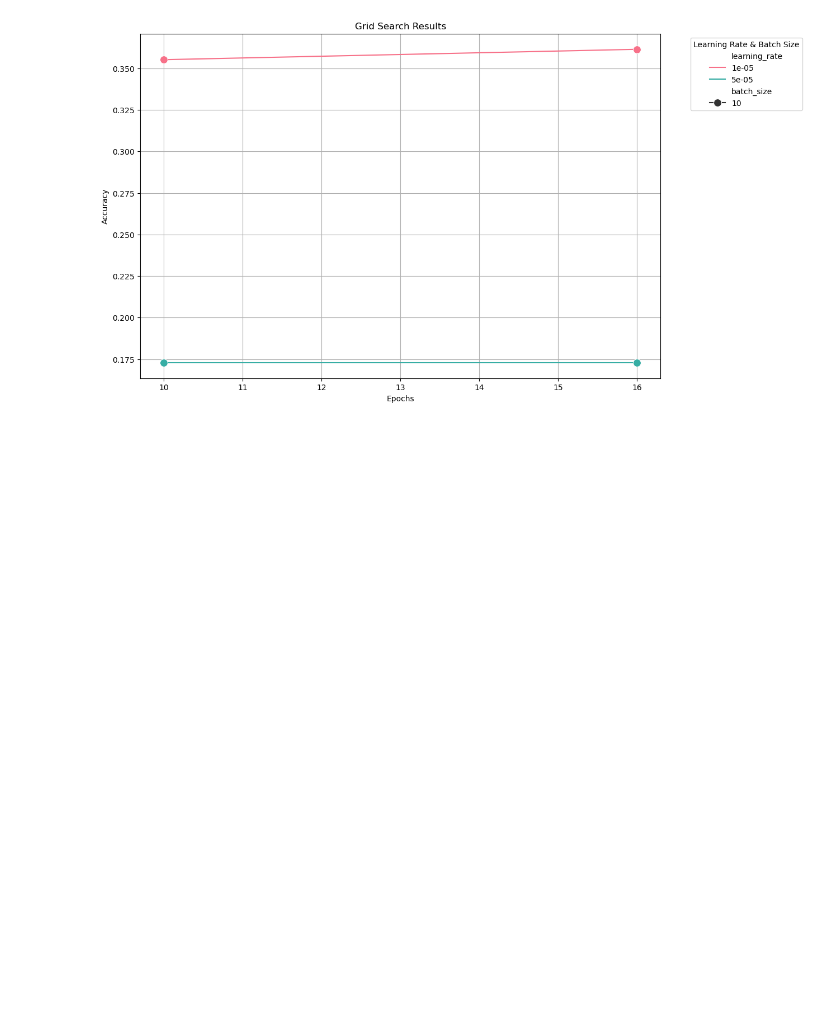
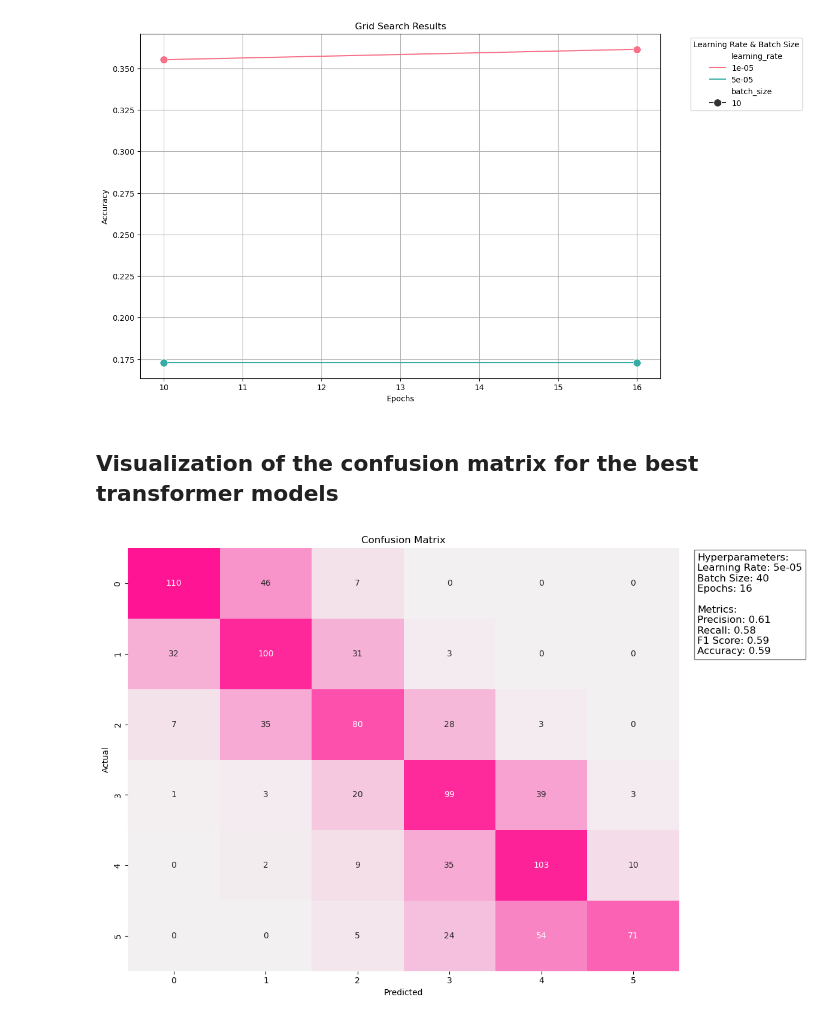
Before and after one commit to BeatriceVaienti/dsml_project, a Jupyter notebook: notebooks/models_evaluation_viz.ipynb, the cells around one changed output. Saved outputs shown, nothing was run; the diff lists cells and outputs as text; code cells hidden in the pictures; blank space fills up the shorter version.

```diff
--- a/notebooks/models_evaluation_viz.ipynb
+++ b/notebooks/models_evaluation_viz.ipynb
@@ -84,3 +85,5 @@ grid_search_results = load_json_lines(log_hyp_path)
 plot_grid_search_results(grid_search_results, color_palette=color_palette, marker_dict=marker_dict)
 # %% [output]
 [figure]
+# %% [markdown]
+## Visualization of the confusion matrix for the best transformer models
@@ -86,0 +137,5 @@ plot_grid_search_results(grid_search_results, color_palette=color_palette, marke
+# %%
+# Plot the best metrics and confusion matrix from the specified file
+plot_best_metrics('../hyperparameters_log/best_metrics_camembert.json')
+# %% [output]
+[figure, added]
```
Also changed, not shown: parts of 2 cells of this notebook, 3 other files.
